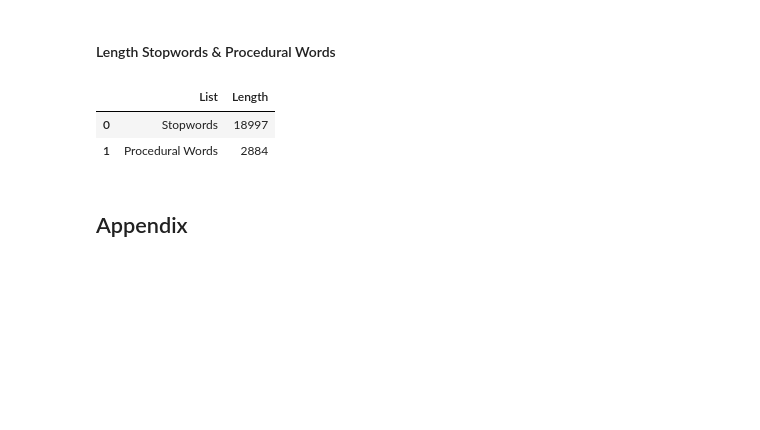
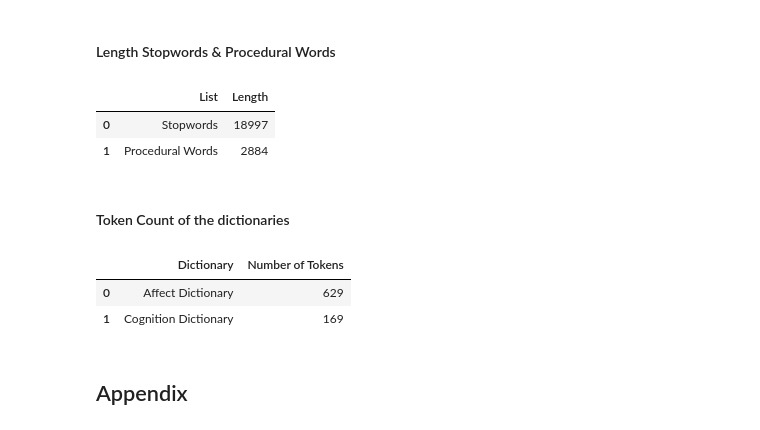
Before and after one commit to SarahFranzen/Emotions_in_the_United_Nations_General_Debates, a Jupyter notebook: notebooks/3_tables.ipynb, the cells around one changed output. Cells and saved outputs as stored; diff of their text form; code cells hidden in the pictures; blank space fills up the shorter version.

```diff
--- a/notebooks/3_tables.ipynb
+++ b/notebooks/3_tables.ipynb
@@ -55,6 +55,7 @@ data_results = os.path.join(data_c, 'results')
 data_temp = os.path.join(data_c, 'temp')
 data_freq = os.path.join(data_c, 'freq')
 data_stopwords = os.path.join(data_c, 'stopwords')
+data_dict = data_c / "dictionaries"
 tables_dir = os.path.join(base_path, 'tables')
 
 # === Load data ===
@@ -68,6 +69,8 @@ un_corpus_scored = pd.read_csv(
 
 stopwords = joblib.load(os.path.join(data_stopwords, "stopwords.pkl"))
 procedural_words = joblib.load(os.path.join(data_stopwords, "procedural_words.pkl"))
+affect_dic = joblib.load(data_dict / 'dictionary_affect.pkl')
+cognition_dic = joblib.load(data_dict / 'dictionary_cognition.pkl')
 # %% [output]
 Project root set to: C:\Users\sarah\Downloads\TESTRUN
 # %% [markdown]
@@ -716,8 +719,8 @@ latex_str = latex_table.to_latex(
     na_rep="",
     float_format="%.3f",
     column_format="p{7cm}rrrrr",
-    caption="Emotionality Scoring for the categorial variables",
-    label="tab:conditional_vars",
+    #caption="Emotionality Scoring for the categorial variables",
+   # label="tab:conditional_vars",
     escape=False
 )
 
@@ -725,8 +728,18 @@ latex_str = latex_str.replace("\\toprule", "\\hline\\hline") \
                      .replace("\\midrule", "\\hline") \
                      .replace("\\bottomrule", "\\hline\\hline")
 
+latex_str_centered = (
+    "\\begin{table}[htbp]\n"
+    "\\centering\n"
+    "\\caption{Emotionality Scoring for the categorical variables}\n"
+    "\\label{tab:conditional_vars}\n"
+    + latex_str +
+    "\n\\end{table}"
+)
+
+
 with open("Scoring_categorial_variable.tex", "w", encoding="utf-8") as f:
-    f.write(latex_str)
+    f.write(latex_str_centered)
 
 styled_score_table
 # %% [output]
@@ -1348,6 +1380,50 @@ stopwords_df
 |  | List | Length |
 | 0 | Stopwords | 18997 |
 | 1 | Procedural Words | 2884 |
+# %% [markdown]
+#### Token Count of the dictionaries
+# %%
+summary = [
+    ["Affect Dictionary", len(affect_dic)],
+    ["Cognition Dictionary", len(cognition_dic)]
+]
+
+summary_df = pd.DataFrame(summary, columns=["Dictionary", "Number of Tokens"])
+
+# --- HTML ---
+html_table = summary_df.to_html(index=False)
+with open("dictionary_token_summary.html", "w", encoding="utf-8") as f:
+    f.write(html_table)
+
+# --- LaTeX ---
+tabular_only = summary_df.to_latex(
+    index=False,
+    column_format="lr",
+    na_rep="0",
+    escape=False
+)
+
+tabular_only = tabular_only.replace("\\toprule", "\\hline\\hline") \
+                           .replace("\\midrule", "\\hline") \
+                           .replace("\\bottomrule", "\\hline\\hline")
+
+latex_str_resized = (
+    "\\begin{table}[htbp]\n"
+    "\\centering\n"
+    "\\caption{Number of Tokens in Dictionaries}\n"
+    "\\label{tab:dictionary_tokens}\n"
+    + tabular_only +
+    "\n\\end{table}"
+)
+
+with open("dictionary_token_summary.tex", "w", encoding="utf-8") as f:
+    f.write(latex_str_resized)
+
+summary_df
+# %% [output]
+|  | Dictionary | Number of Tokens |
+| 0 | Affect Dictionary | 629 |
+| 1 | Cognition Dictionary | 169 |
 # %% [markdown]
 ## Appendix
 # %% [markdown]
```
Also changed, not shown: parts of 1 cell of this notebook, 2 other files.
